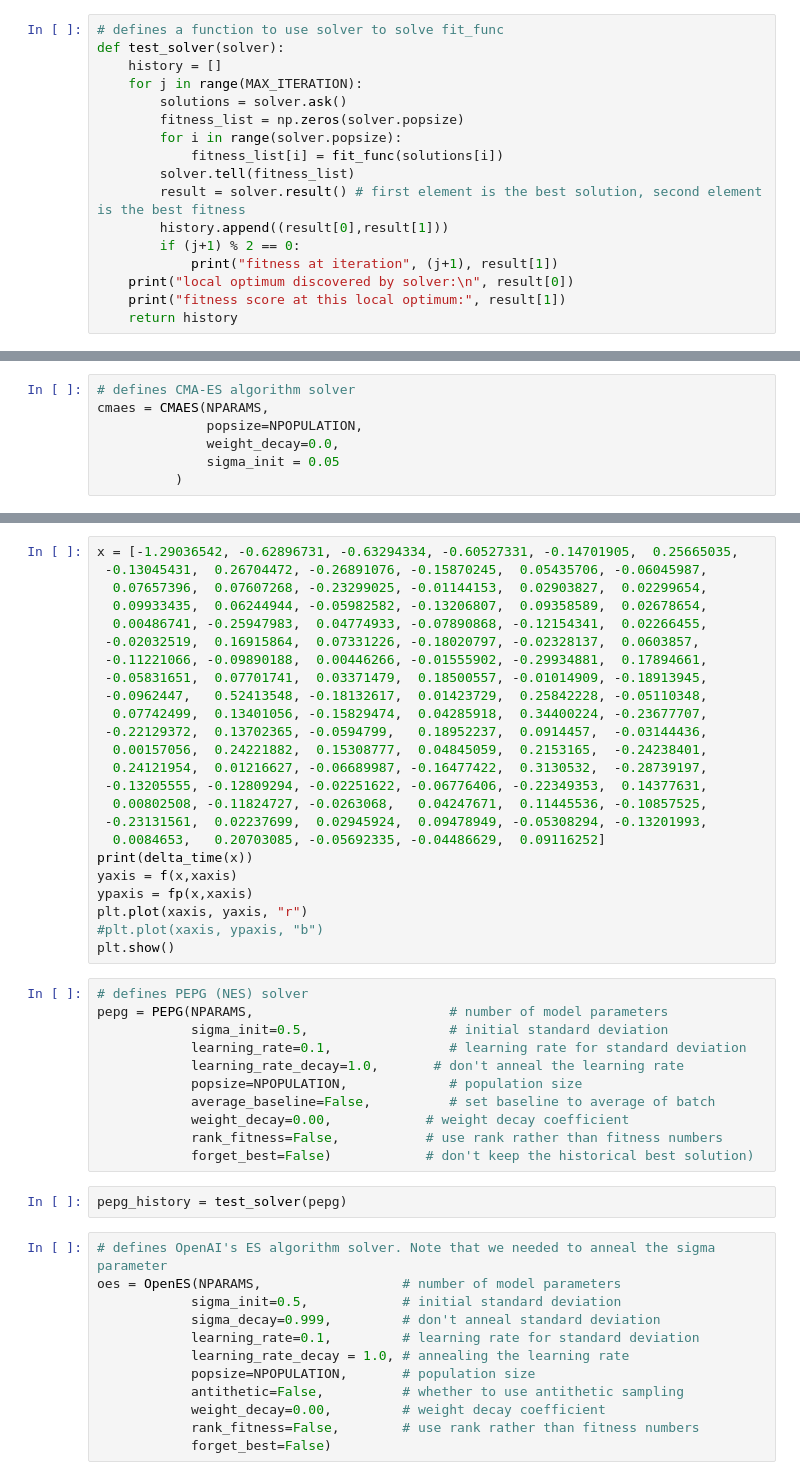
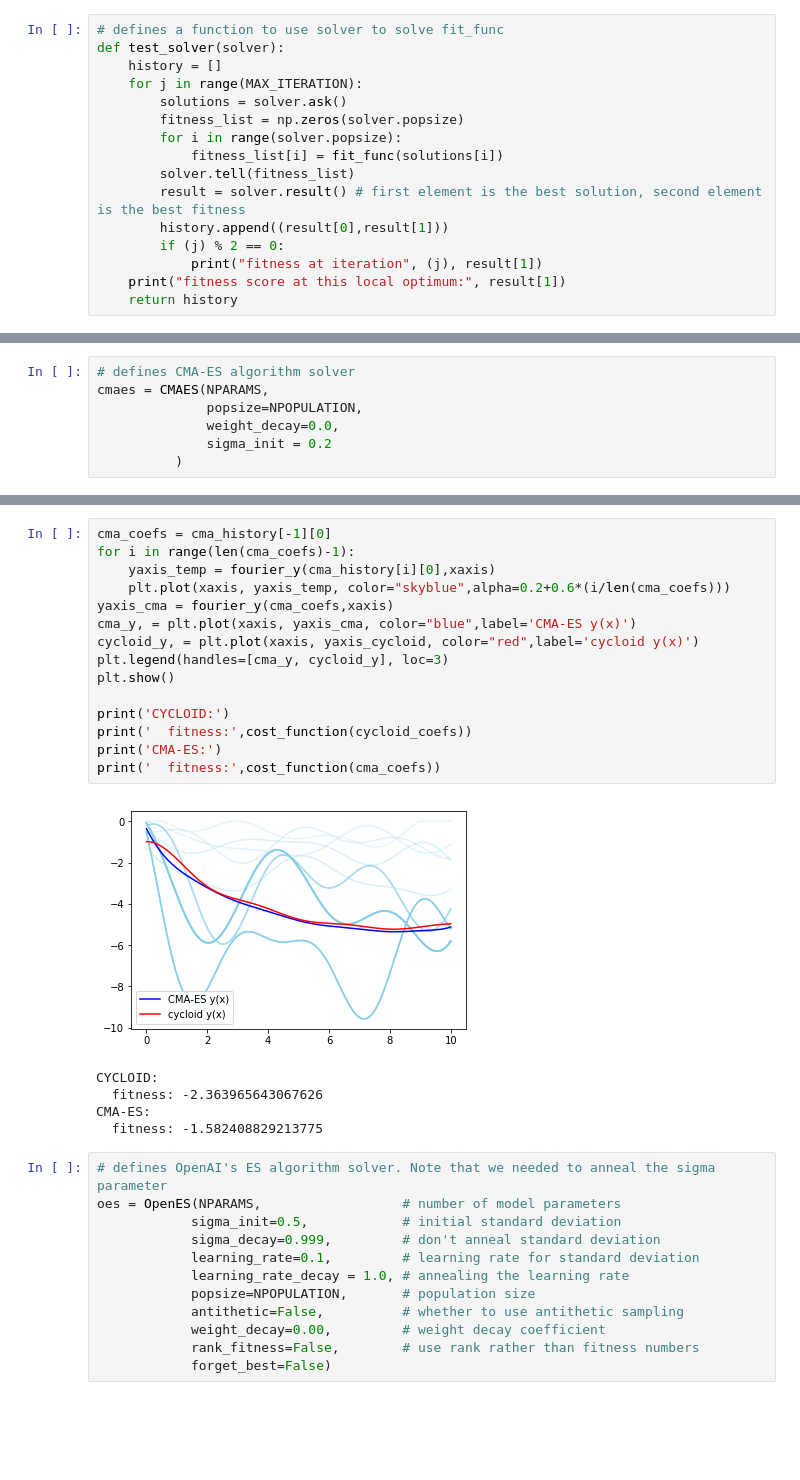
Before and after one commit to bhaney/estool, a Jupyter notebook: es_brachistochrone.ipynb, the cells around one changed output, grey strips where cells are left out. Saved outputs shown, nothing was run; the diff lists cells and outputs as text; blank space fills up the shorter version.

```diff
--- a/es_brachistochrone.ipynb
+++ b/es_brachistochrone.ipynb
@@ -181,8 +250,7 @@ def test_solver(solver):
         solver.tell(fitness_list)
         result = solver.result() # first element is the best solution, second element is the best fitness
         history.append((result[0],result[1]))
-        if (j+1) % 2 == 0:
-            print("fitness at iteration", (j+1), result[1])
-    print("local optimum discovered by solver:\n", result[0])
+        if (j) % 2 == 0:
+            print("fitness at iteration", (j), result[1])
     print("fitness score at this local optimum:", result[1])
     return history
@@ -259,6 +259,6 @@ ga_history = test_solver(ga)
 cmaes = CMAES(NPARAMS,
               popsize=NPOPULATION,
               weight_decay=0.0,
-              sigma_init = 0.05
+              sigma_init = 0.2
           )
 # %% [output]
@@ -278,40 +294,24 @@ fitness at iteration 8 -36.735001018453225
-# %%
-x = [-1.29036542, -0.62896731, -0.63294334, -0.60527331, -0.14701905,  0.25665035,
- -0.13045431,  0.26704472, -0.26891076, -0.15870245,  0.05435706, -0.06045987,
-  0.07657396,  0.07607268, -0.23299025, -0.01144153,  0.02903827,  0.02299654,
-  0.09933435,  0.06244944, -0.05982582, -0.13206807,  0.09358589,  0.02678654,
-  0.00486741, -0.25947983,  0.04774933, -0.07890868, -0.12154341,  0.02266455,
- -0.02032519,  0.16915864,  0.07331226, -0.18020797, -0.02328137,  0.0603857,
- -0.11221066, -0.09890188,  0.00446266, -0.01555902, -0.29934881,  0.17894661,
- -0.05831651,  0.07701741,  0.03371479,  0.18500557, -0.01014909, -0.18913945,
- -0.0962447,   0.52413548, -0.18132617,  0.01423729,  0.25842228, -0.05110348,
-  0.07742499,  0.13401056, -0.15829474,  0.04285918,  0.34400224, -0.23677707,
- -0.22129372,  0.13702365, -0.0594799,   0.18952237,  0.0914457,  -0.03144436,
-  0.00157056,  0.24221882,  0.15308777,  0.04845059,  0.2153165,  -0.24238401,
-  0.24121954,  0.01216627, -0.06689987, -0.16477422,  0.3130532,  -0.28739197,
- -0.13205555, -0.12809294, -0.02251622, -0.06776406, -0.22349353,  0.14377631,
-  0.00802508, -0.11824727, -0.0263068,   0.04247671,  0.11445536, -0.10857525,
- -0.23131561,  0.02237699,  0.02945924,  0.09478949, -0.05308294, -0.13201993,
-  0.0084653,   0.20703085, -0.05692335, -0.04486629,  0.09116252]
-print(delta_time(x))
-yaxis = f(x,xaxis)
-ypaxis = fp(x,xaxis)
-plt.plot(xaxis, yaxis, "r")
-#plt.plot(xaxis, ypaxis, "b")
-plt.show()
-# %%
-# defines PEPG (NES) solver
-pepg = PEPG(NPARAMS,                         # number of model parameters
-            sigma_init=0.5,                  # initial standard deviation
-            learning_rate=0.1,               # learning rate for standard deviation
-            learning_rate_decay=1.0,       # don't anneal the learning rate
-            popsize=NPOPULATION,             # population size
-            average_baseline=False,          # set baseline to average of batch
-            weight_decay=0.00,            # weight decay coefficient
-            rank_fitness=False,           # use rank rather than fitness numbers
-            forget_best=False)            # don't keep the historical best solution)
-# %%
-pepg_history = test_solver(pepg)
+# %%
+cma_coefs = cma_history[-1][0]
+for i in range(len(cma_coefs)-1):
+    yaxis_temp = fourier_y(cma_history[i][0],xaxis)
+    plt.plot(xaxis, yaxis_temp, color="skyblue",alpha=0.2+0.6*(i/len(cma_coefs)))
+yaxis_cma = fourier_y(cma_coefs,xaxis)
+cma_y, = plt.plot(xaxis, yaxis_cma, color="blue",label='CMA-ES y(x)')
+cycloid_y, = plt.plot(xaxis, yaxis_cycloid, color="red",label='cycloid y(x)')
+plt.legend(handles=[cma_y, cycloid_y], loc=3)
+plt.show()
+
+print('CYCLOID:')
+print('  fitness:',cost_function(cycloid_coefs))
+print('CMA-ES:')
+print('  fitness:',cost_function(cma_coefs))
+# %% [output]
+[figure, added]
+CYCLOID:
+  fitness: -2.363965643067626
+CMA-ES:
+  fitness: -1.582408829213775
 # %%
 # defines OpenAI's ES algorithm solver. Note that we needed to anneal the sigma parameter
 oes = OpenES(NPARAMS,                  # number of model parameters
```
Also changed, not shown: parts of 27 cells of this notebook.
